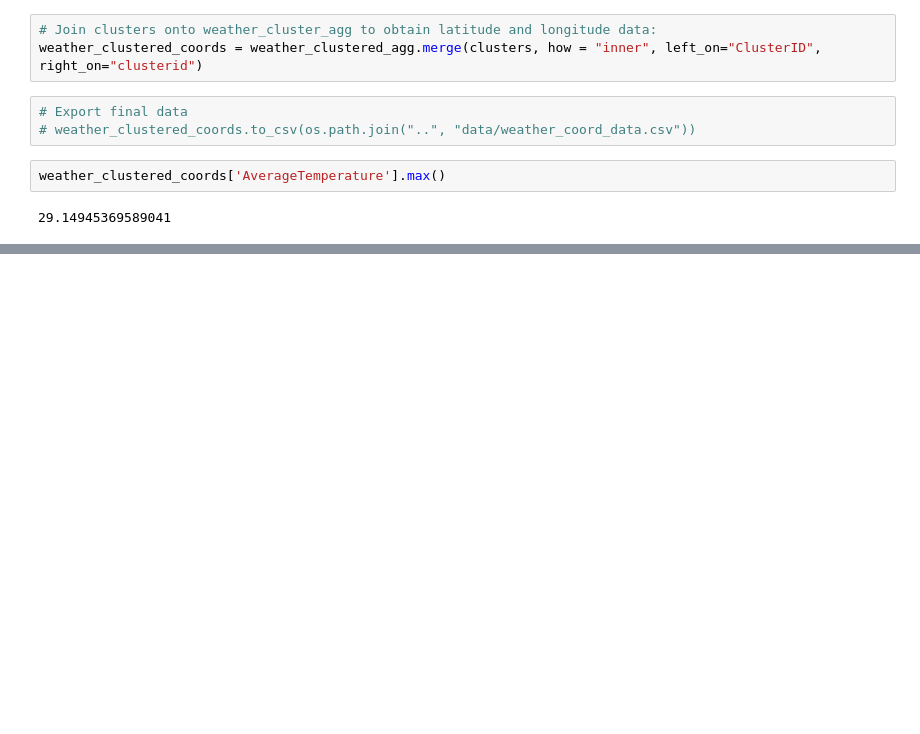
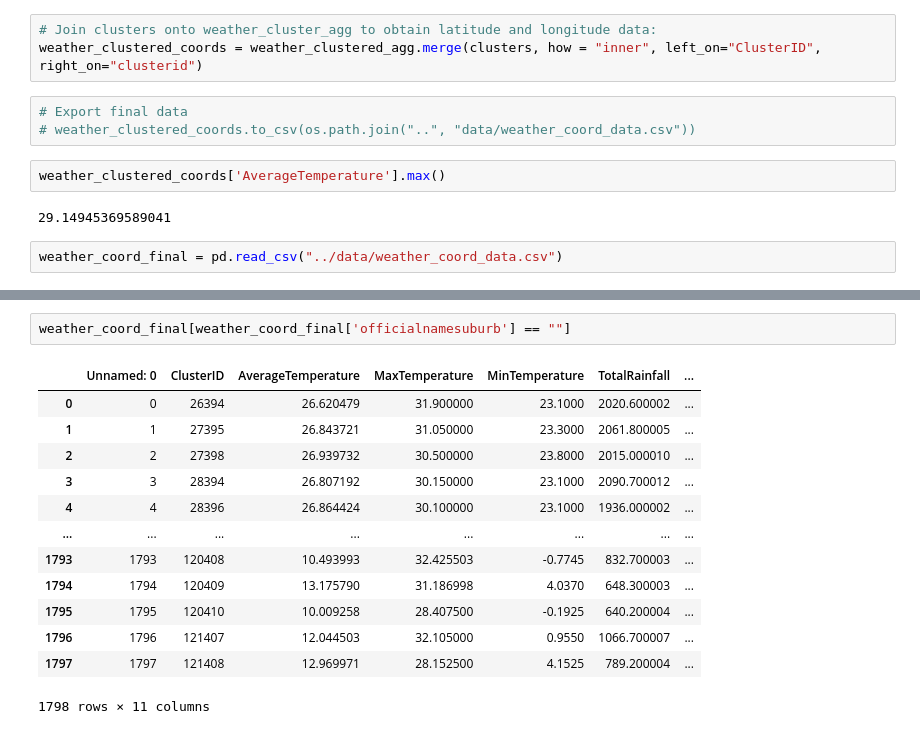
Before and after one commit to danielliu2707/AusClimate, a Jupyter notebook: symbol_map_homework_wk9/notebooks/map_data_transformation.ipynb, the cells around one changed output, grey strips where cells are left out. Drawn from its saved outputs; the diff is of its cells as text; blank space fills up the shorter version.

```diff
--- a/symbol_map_homework_wk9/notebooks/map_data_transformation.ipynb
+++ b/symbol_map_homework_wk9/notebooks/map_data_transformation.ipynb
@@ -74,3 +74,5 @@ weather_clustered_coords = weather_clustered_agg.merge(clusters, how = "inner",
 weather_clustered_coords['AverageTemperature'].max()
 # %% [output]
 29.14945369589041
+# %%
+weather_coord_final = pd.read_csv("../data/weather_coord_data.csv")
@@ -76,0 +91,16 @@ weather_clustered_coords['AverageTemperature'].max()
+# %%
+weather_coord_final[weather_coord_final['officialnamesuburb'] == ""]
+# %% [output]
+|  | Unnamed: 0 | ClusterID | AverageTemperature | MaxTemperature | MinTemperature | TotalRainfall | ... |
+| 0 | 0 | 26394 | 26.620479 | 31.900000 | 23.1000 | 2020.600002 | ... |
+| 1 | 1 | 27395 | 26.843721 | 31.050000 | 23.3000 | 2061.800005 | ... |
+| 2 | 2 | 27398 | 26.939732 | 30.500000 | 23.8000 | 2015.000010 | ... |
+| 3 | 3 | 28394 | 26.807192 | 30.150000 | 23.1000 | 2090.700012 | ... |
+| 4 | 4 | 28396 | 26.864424 | 30.100000 | 23.1000 | 1936.000002 | ... |
+| ... | ... | ... | ... | ... | ... | ... | ... |
+| 1793 | 1793 | 120408 | 10.493993 | 32.425503 | -0.7745 | 832.700003 | ... |
+| 1794 | 1794 | 120409 | 13.175790 | 31.186998 | 4.0370 | 648.300003 | ... |
+| 1795 | 1795 | 120410 | 10.009258 | 28.407500 | -0.1925 | 640.200004 | ... |
+| 1796 | 1796 | 121407 | 12.044503 | 32.105000 | 0.9550 | 1066.700007 | ... |
+| 1797 | 1797 | 121408 | 12.969971 | 28.152500 | 4.1525 | 789.200004 | ... |
+1798 rows × 11 columns
```
Also changed, not shown: parts of 6 cells of this notebook, 2 other files.
